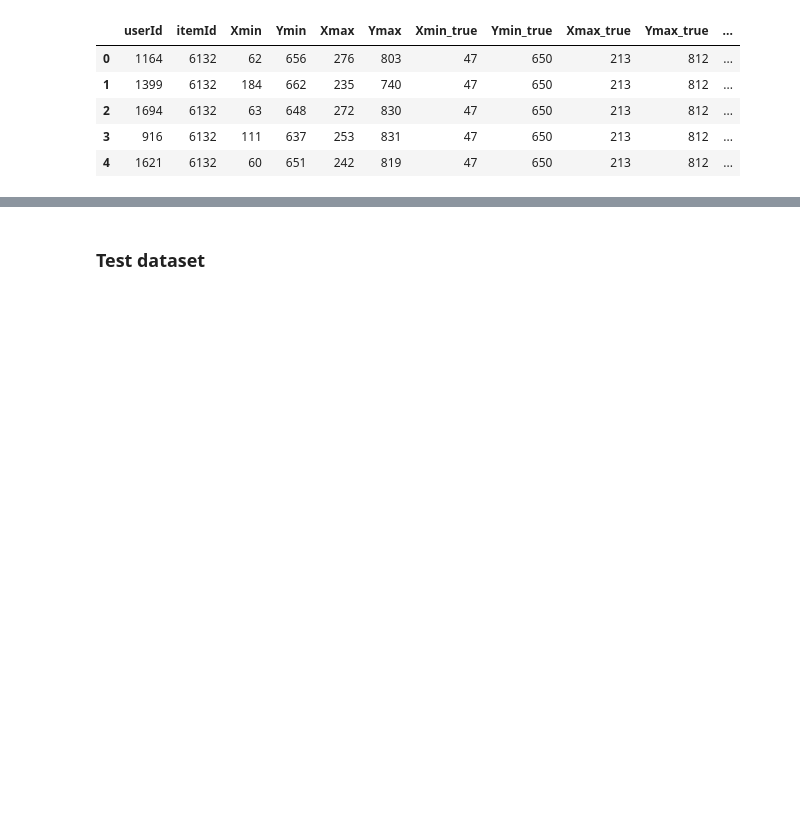
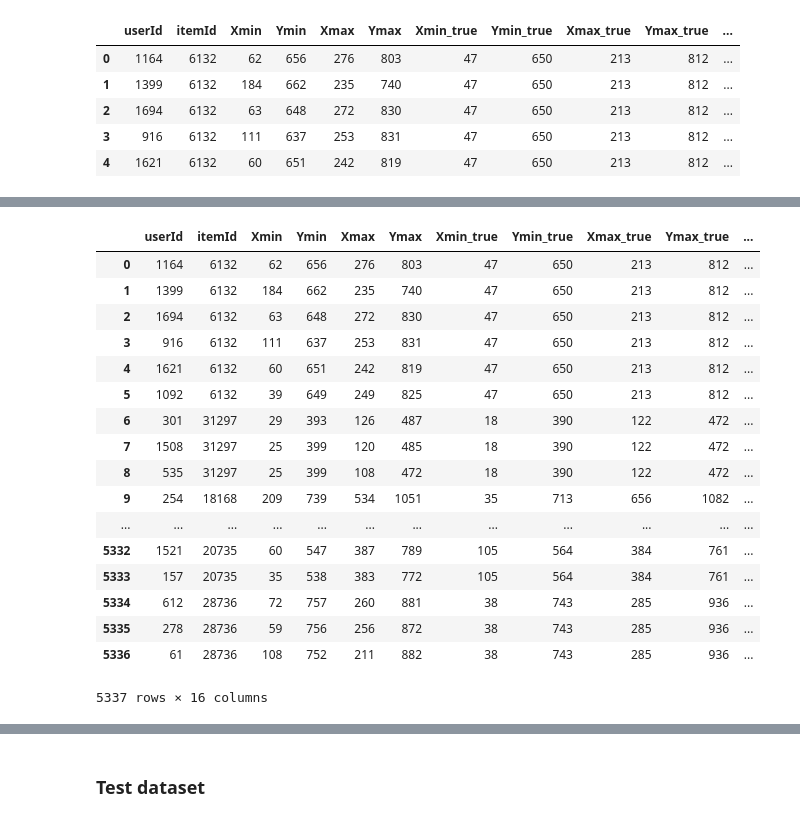
Before and after one commit to Dmitry513/BootCamp_Moderator, a Jupyter notebook: Untitled.ipynb, the cells around one changed output, grey strips where cells are left out. Saved outputs shown, nothing was run; the diff lists cells and outputs as text; code cells hidden in the pictures; blank space fills up the shorter version.

```diff
--- a/Untitled.ipynb
+++ b/Untitled.ipynb
@@ -96,3 +94,24 @@ class Model():
+# %%
+df_train
+# %% [output]
+|  | userId | itemId | Xmin | Ymin | Xmax | Ymax | Xmin_true | Ymin_true | Xmax_true | Ymax_true | ... |
+| 0 | 1164 | 6132 | 62 | 656 | 276 | 803 | 47 | 650 | 213 | 812 | ... |
+| 1 | 1399 | 6132 | 184 | 662 | 235 | 740 | 47 | 650 | 213 | 812 | ... |
+| 2 | 1694 | 6132 | 63 | 648 | 272 | 830 | 47 | 650 | 213 | 812 | ... |
+| 3 | 916 | 6132 | 111 | 637 | 253 | 831 | 47 | 650 | 213 | 812 | ... |
+| 4 | 1621 | 6132 | 60 | 651 | 242 | 819 | 47 | 650 | 213 | 812 | ... |
+| 5 | 1092 | 6132 | 39 | 649 | 249 | 825 | 47 | 650 | 213 | 812 | ... |
+| 6 | 301 | 31297 | 29 | 393 | 126 | 487 | 18 | 390 | 122 | 472 | ... |
+| 7 | 1508 | 31297 | 25 | 399 | 120 | 485 | 18 | 390 | 122 | 472 | ... |
+| 8 | 535 | 31297 | 25 | 399 | 108 | 472 | 18 | 390 | 122 | 472 | ... |
+| 9 | 254 | 18168 | 209 | 739 | 534 | 1051 | 35 | 713 | 656 | 1082 | ... |
+| ... | ... | ... | ... | ... | ... | ... | ... | ... | ... | ... | ... |
+| 5332 | 1521 | 20735 | 60 | 547 | 387 | 789 | 105 | 564 | 384 | 761 | ... |
+| 5333 | 157 | 20735 | 35 | 538 | 383 | 772 | 105 | 564 | 384 | 761 | ... |
+| 5334 | 612 | 28736 | 72 | 757 | 260 | 881 | 38 | 743 | 285 | 936 | ... |
+| 5335 | 278 | 28736 | 59 | 756 | 256 | 872 | 38 | 743 | 285 | 936 | ... |
+| 5336 | 61 | 28736 | 108 | 752 | 211 | 882 | 38 | 743 | 285 | 936 | ... |
+5337 rows × 16 columns
 # %%
 rez = []
 
```
Also changed, not shown: parts of 14 cells of this notebook.
